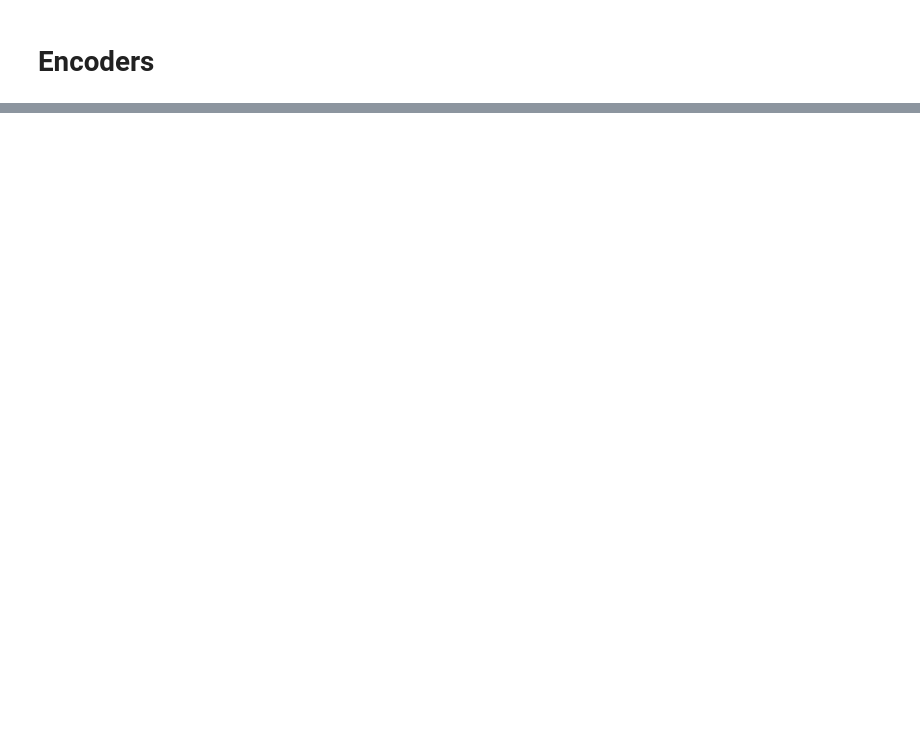
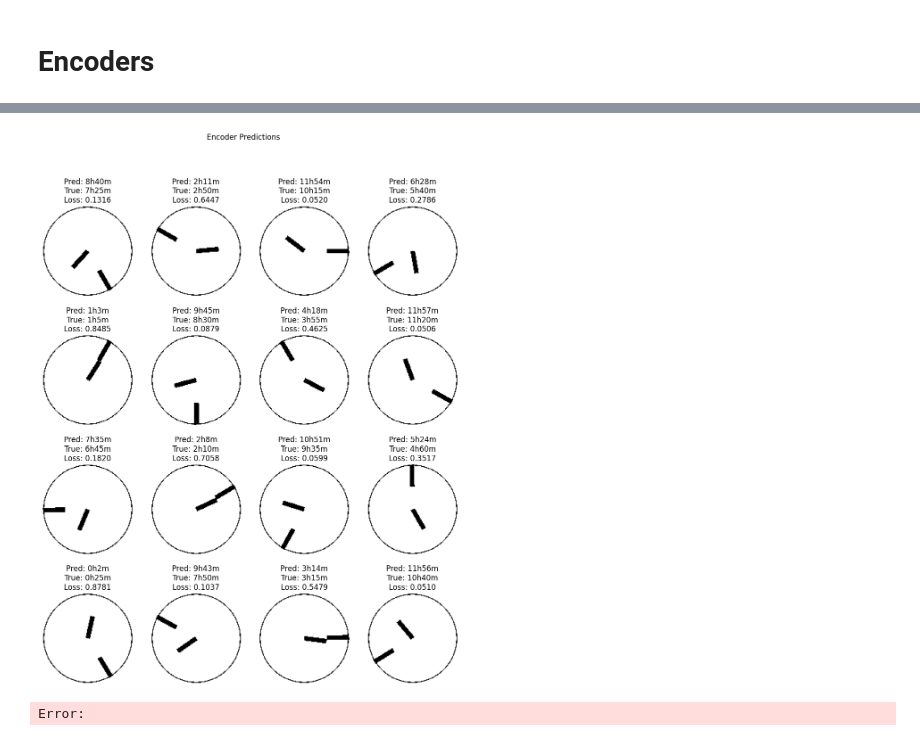
Before and after one commit to uzairname/manifold-learning, a Jupyter notebook: ae.ipynb, the cells around one changed output, grey strips where cells are left out. Drawn from its saved outputs; the diff is of its cells as text; code cells hidden in the pictures; blank space fills up the shorter version.

```diff
--- a/ae.ipynb
+++ b/ae.ipynb
@@ -242,42 +109,2 @@ defaultdict(list, {})
 # %% [markdown]
 # Encoders
-# %%
-import torch
-from config import MODELS_DIR
-import numpy as np
-import matplotlib.pyplot as plt
-
-torch.set_default_device('cpu')
-
-model, dataloader = load_model_and_dataset(
-    img_size=128,
-    data_config=data_config,
-    latent_dim=LATENT_DIM,
-    tag='DeepConvResEncoder',
-    postfix='-d22',
-)
-
-imgs = []
-labels1d = []
-labels2d = []
-reconstructed_imgs = []
-
-with torch.no_grad():
-  for images, label2d, label1d in dataloader:
-    images = images.to(device)
-    out = model.forward(images).cpu()
-
-    label2d = (label2d * torch.tensor([12, 60]).float())
-    reconstructed = (out * torch.tensor([12, 60]).float())
-
-    imgs.append(images.cpu().numpy())
-    labels1d.append(label1d.numpy())
-    labels2d.append(label2d.numpy())
-    reconstructed_imgs.append(reconstructed)
-
-
-
-reconstructed_imgs = np.concatenate(reconstructed_imgs, axis=0)
-labels1d = np.concatenate(labels1d, axis=0)  # Denormalize to minutes past midnight
-labels2d = np.concatenate(labels2d, axis=0)
-imgs = np.concatenate(imgs, axis=0)
@@ -339,0 +111,5 @@ import torch.nn as nn
+# %%
+visualize_predictions(type_, model, dataloader)
+# %% [output]
+[figure, added]
+Error:
```
Also changed, not shown: parts of 26 cells of this notebook, 11 other files.
